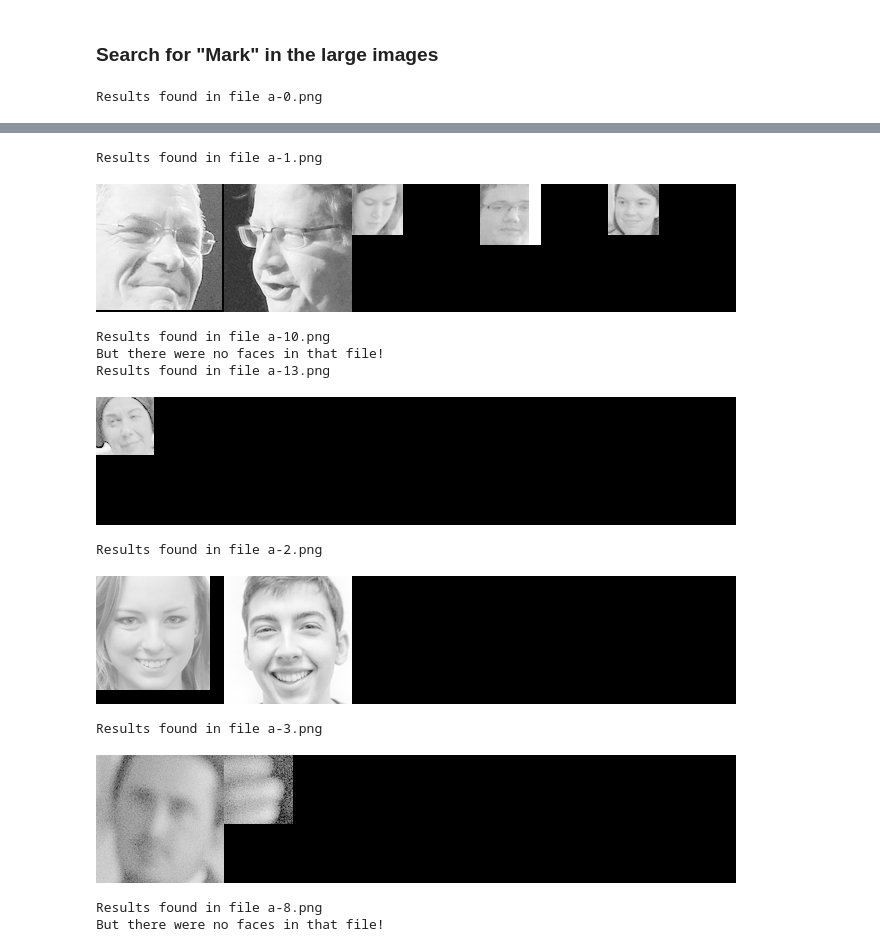
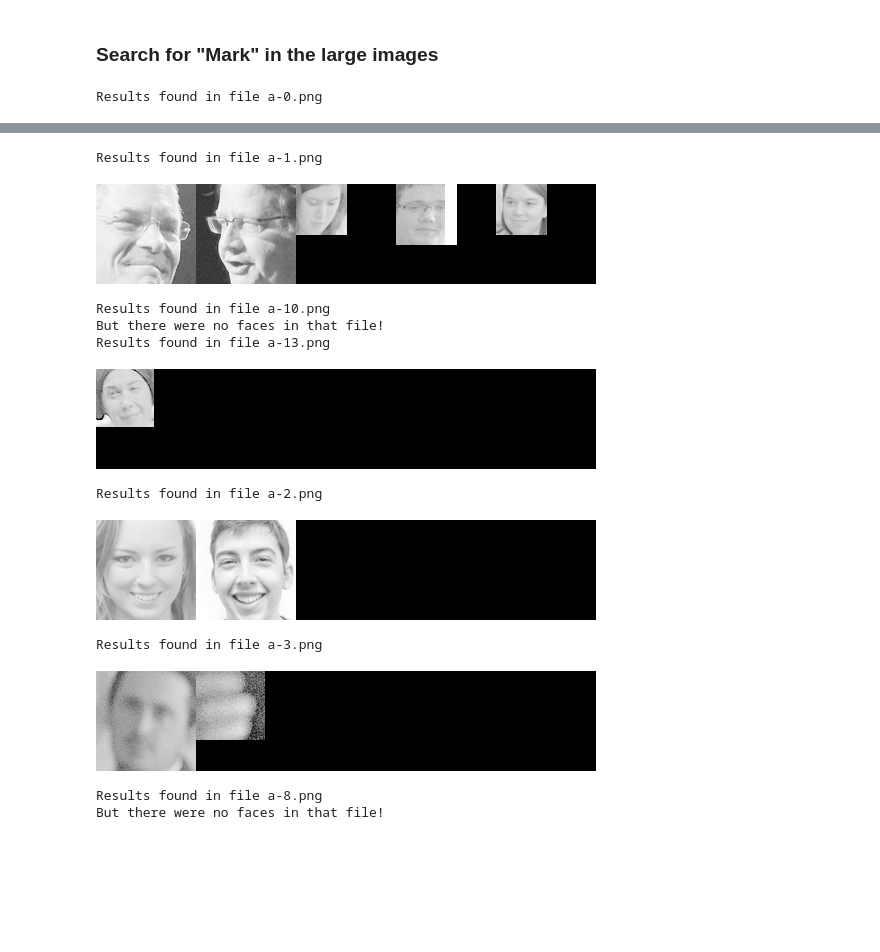
Before and after one commit to JayGwod/computer-vision, a Jupyter notebook: project-simplified.ipynb, the cells around one changed output, grey strips where cells are left out. Cells and saved outputs as stored; diff of their text form; code cells hidden in the pictures; blank space fills up the shorter version.

```diff
--- a/project-simplified.ipynb
+++ b/project-simplified.ipynb
@@ -32,43 +32,30 @@ class Page:
     def __init__(self, file):
         im = Image.open(file)
         gray = cv.cvtColor(np.array(im), cv.COLOR_BGR2GRAY) # convert2grayscale
-        self.__words = pytesseract.image_to_string(gray)
-        self.__faces = self.__detect_faces(im, gray)
+        self.text = pytesseract.image_to_string(gray)
+        self.__faces = [im.crop((x, y, x+w, y+h))
+                        for x,y,w,h in face_cascade.detectMultiScale(gray, 1.3, 5)]
 
-    def find(self, name):
-        return name in self.__words
-
-    def diplay(self, n=5, size=128):
-        if not self.__faces:
-            return False
-        # Make our canvas, and we'll make it n times the size of the thumbnail
-        h = len(self.__faces)//n+1 if len(self.__faces)%n else len(self.__faces)//n
-        contact_sheet=Image.new(self.__faces[0].mode, (size * n, size * h))
+    def diplay(self, w=5, size=100):
+        h = len(self.__faces)//w+1 if len(self.__faces)%w else len(self.__faces)//w
+        contact_sheet=Image.new(self.__faces[0].mode, (size * w, size * h))
         x, y = 0, 0
         for img in self.__faces:
             img.thumbnail((size, size))
             contact_sheet.paste(img, (x, y))
             x, y = (0, y+size) if x+size == contact_sheet.width else (x+size, y)
         display(contact_sheet)
-        return True
-
-    def __detect_faces(self, im, gray):
-        # lets try and detect faces in that image
-        face_list = []
-        faces = face_cascade.detectMultiScale(gray, 1.3, 5)
-        for x,y,w,h in faces:
-            face = im.crop((x, y, x+w, y+h))
-            face_list.append(face)
-        return face_list
 # %% [markdown]
 ### Search for "Chris" in the small images
 # %%
 with zipfile.ZipFile('readonly/small_img.zip') as myzip:
     for f in myzip.infolist():
         page = Page(myzip.open(f.filename))
-        if page.find("Chris"):
+        if "Chris" in page.text:
             print("Results found in file", f.filename)
-            if not page.diplay():
+            try:
+                page.diplay()
+            except:
                 print("But there were no faces in that file!")
 # %% [output]
 Results found in file a-0.png
@@ -80,23 +67,25 @@ Results found in file a-3.png
 # %%
 with zipfile.ZipFile('readonly/images.zip') as myzip:
     for f in myzip.infolist():
         page = Page(myzip.open(f.filename))
-        if page.find("Mark"):
+        if "Mark" in page.text:
             print("Results found in file", f.filename)
-            if not page.diplay():
+            try:
+                page.diplay()
+            except:
                 print("But there were no faces in that file!")
 # %% [output]
 Results found in file a-0.png
 [figure]
 Results found in file a-1.png
-[figure, old version]
+[figure, new version]
 Results found in file a-10.png
 But there were no faces in that file!
 Results found in file a-13.png
-[figure, old version]
+[figure, new version]
 Results found in file a-2.png
-[figure, old version]
+[figure, new version]
 Results found in file a-3.png
-[figure, old version]
+[figure, new version]
 Results found in file a-8.png
 But there were no faces in that file!
```
Also changed, not shown: parts of 1 cell of this notebook, 1 other file.
